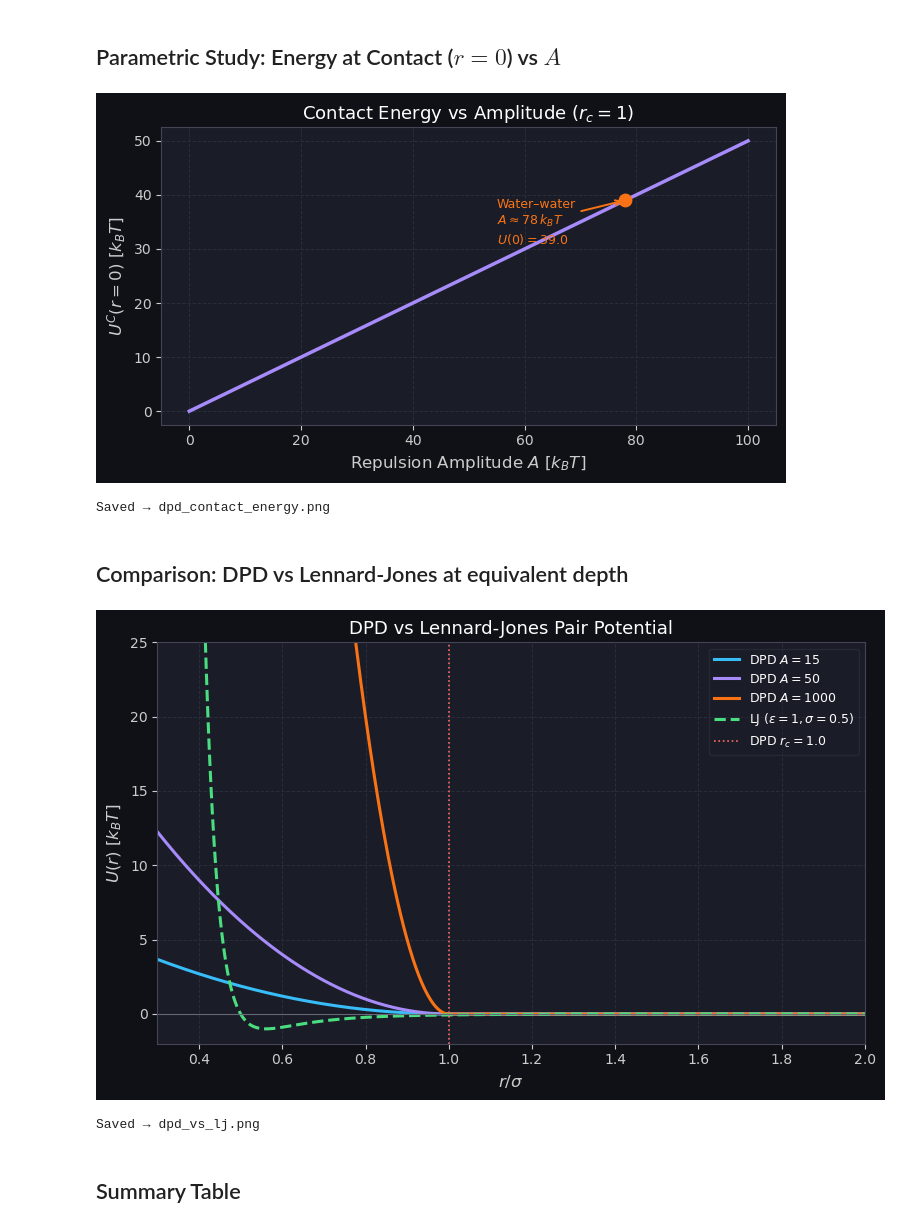
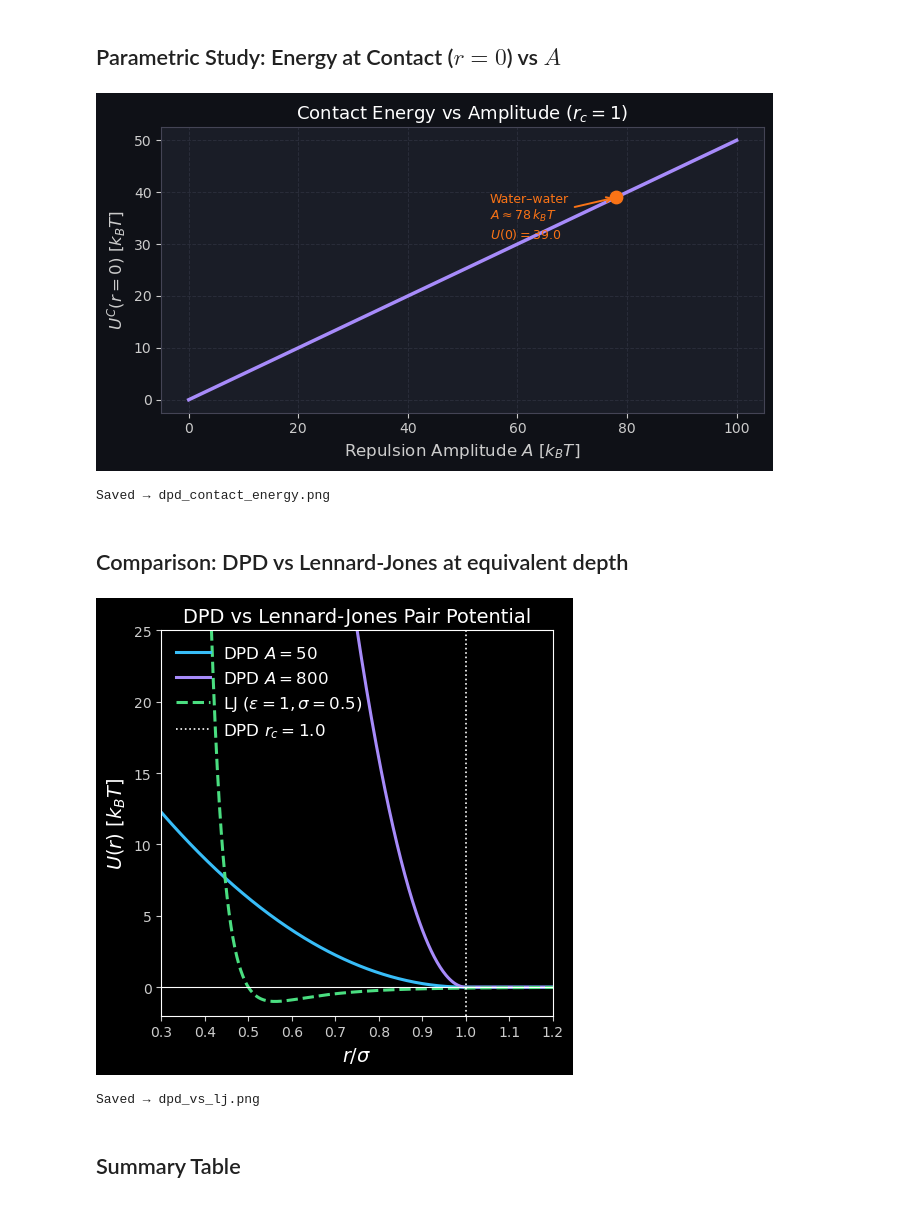
Before and after one commit to cmelab/PhantomWalk, a Jupyter notebook: phantomwalk/examples/hoomd_dpd_energy.ipynb, the cells around one changed output. Saved outputs shown, nothing was run; the diff lists cells and outputs as text; code cells hidden in the pictures.

Commit message:
poster graph

```diff
--- a/phantomwalk/examples/hoomd_dpd_energy.ipynb
+++ b/phantomwalk/examples/hoomd_dpd_energy.ipynb
@@ -66,8 +66,9 @@ def dpd_force(r, A, r_cut):
 r_cut = 1.0                        # cutoff radius (HOOMD default = 1.0 σ)
 r = np.linspace(0.0, 1.4 * r_cut, 500)
 
-A_values = [5, 15, 25, 50, 78.0]  # typical DPD repulsion amplitudes (kT)
+A_values = [800,2000,20000]  # typical DPD repulsion amplitudes (kT)
 colors    = plt.cm.plasma(np.linspace(0.15, 0.85, len(A_values)))
+plt.rcParams.update({'font.size': 14})
 
 # ── Figure ───────────────────────────────────────────────────────────────────
 fig = plt.figure(figsize=(12, 5.5))
@@ -114,7 +115,7 @@ fig.suptitle('HOOMD-Blue DPD Pair Potential', color='white', fontsize=15,
              fontweight='bold', y=1.02)
 
 plt.tight_layout()
-plt.savefig('dpd_energy_force.png', dpi=150, bbox_inches='tight',
+plt.savefig('dpd_energy_force.png', transparent=True,dpi=300, bbox_inches='tight',
             facecolor=fig.get_facecolor())
 plt.show()
 print('Saved → dpd_energy_force.png')
@@ -155,54 +156,53 @@ plt.savefig('dpd_contact_energy.png', dpi=150, bbox_inches='tight',
 plt.show()
 print('Saved → dpd_contact_energy.png')
 # %% [output]
-[figure, old version]
+[figure, new version]
 Saved → dpd_contact_energy.png
 # %% [markdown]
 ## Comparison: DPD vs Lennard-Jones at equivalent depth
 # %%
 def lj_energy(r, eps, sigma):
     """Standard 12-6 Lennard-Jones potential (truncated at 2.5σ)."""
     r = np.asarray(r, dtype=float)
     with np.errstate(divide='ignore', invalid='ignore'):
         sr6 = np.where(r > 0, (sigma / r)**6, np.inf)
     U = 4 * eps * (sr6**2 - sr6)
     U = np.where(r < 2.5 * sigma, U, 0.0)
     return U
 
-r_compare = np.linspace(0.3, 2.5, 600)
+r_compare = np.linspace(0.3, 1.2, 400)
+plt.style.use('dark_background')
 
-fig3, ax3 = plt.subplots(figsize=(8, 5))
-fig3.patch.set_facecolor('#0f1117')
-ax3.set_facecolor('#1a1d27')
+fig3, ax3 = plt.subplots(figsize=(5, 5))
+#fig3.patch.set_facecolor('#0f1117')
+#ax3.set_facecolor('#1a1d27')
 ax3.tick_params(colors='#cccccc', labelsize=10)
 for spine in ax3.spines.values():
-    spine.set_edgecolor('#444455')
-ax3.grid(True, color='#2a2d3a', linewidth=0.7, linestyle='--')
+    spine.set_edgecolor('white')
+#ax3.grid(True, color='#2a2d3a', linewidth=0.7, linestyle='--')
 
-for A_val, c in zip([15, 50, 1000], ['#38bdf8', '#a78bfa', '#f97316']):
+for A_val, c in zip([50,800], ['#38bdf8', '#a78bfa', '#f97316']):
     ax3.plot(r_compare, dpd_energy(r_compare, A_val, r_cut),
              color=c, lw=2.2, label=f'DPD $A={A_val}$')
 
 ax3.plot(r_compare, lj_energy(r_compare, eps=1.0, sigma=0.5),
          color='#4ade80', lw=2.2, ls='--', label='LJ ($\\varepsilon=1, \\sigma=0.5$)')
 
 ax3.set_ylim(-2, 25)
-ax3.set_xlim(0.3, 2.0)
-ax3.axhline(0, color='#666677', lw=0.8)
-ax3.axvline(r_cut, color='#ff6b6b', lw=1.2, ls=':', label=f'DPD $r_c={r_cut}$')
-ax3.set_xlabel('$r / \\sigma$', color='#cccccc', fontsize=12)
-ax3.set_ylabel('$U(r)$ [$k_BT$]', color='#cccccc', fontsize=12)
-ax3.set_title('DPD vs Lennard-Jones Pair Potential', color='white', fontsize=13)
-ax3.legend(fontsize=9, framealpha=0.3, labelcolor='white',
-           facecolor='#1a1d27', edgecolor='#444455')
+ax3.set_xlim(0.3, 1.2)
+ax3.axhline(0, color='white', lw=0.8)
+ax3.axvline(r_cut, color='white', lw=1.2, ls=':', label=f'DPD $r_c={r_cut}$')
+ax3.set_xlabel('$r / \\sigma$', color='white', fontsize=14)
+ax3.set_ylabel('$U(r)$ [$k_BT$]', color='white', fontsize=14)
+ax3.set_title('DPD vs Lennard-Jones Pair Potential', color='white', fontsize=14)
+ax3.legend(fontsize=12, framealpha=0)
 
 plt.tight_layout()
-plt.savefig('dpd_vs_lj.png', dpi=150, bbox_inches='tight',
-            facecolor=fig3.get_facecolor())
+plt.savefig('dpd_vs_lj.png', dpi=300, bbox_inches='tight',transparent=True)
 plt.show()
 print('Saved → dpd_vs_lj.png')
 # %% [output]
-[figure, old version]
+[figure, new version]
 Saved → dpd_vs_lj.png
 # %% [markdown]
 ## Summary Table
```
Also changed, not shown: parts of 2 cells of this notebook.
